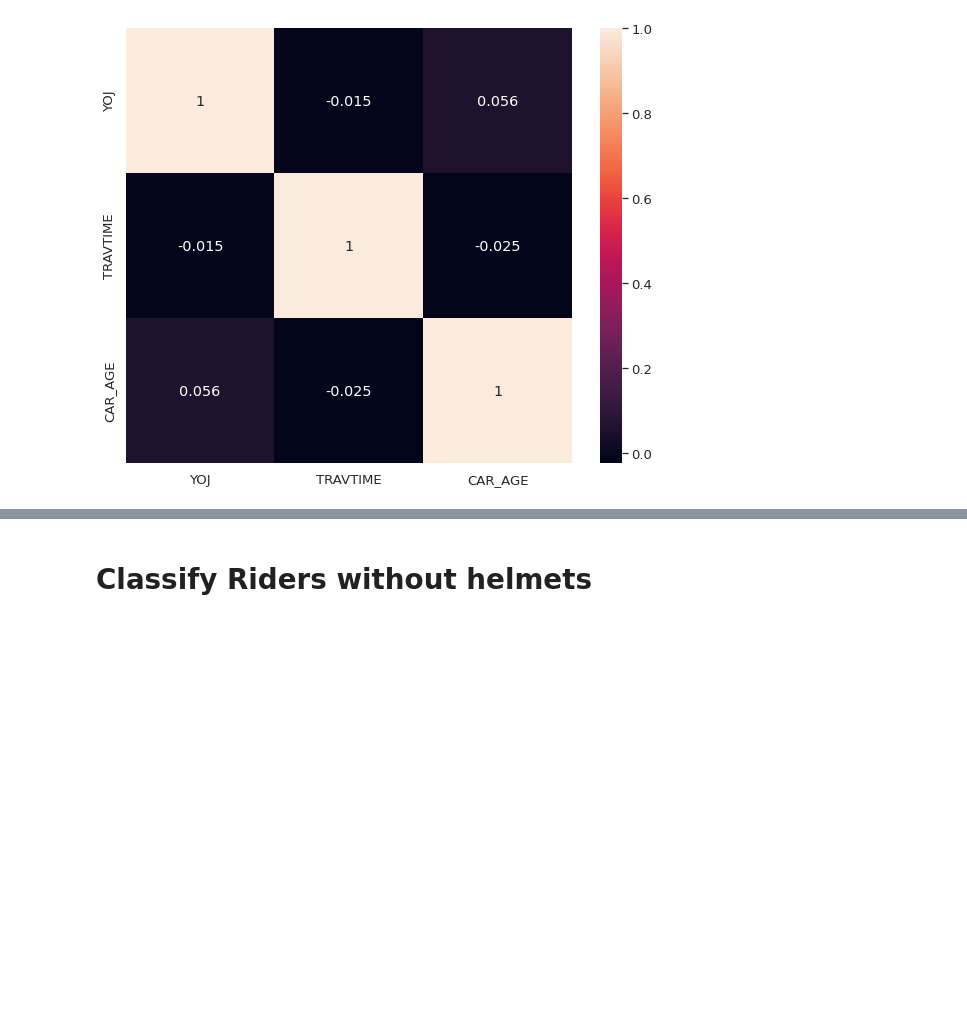
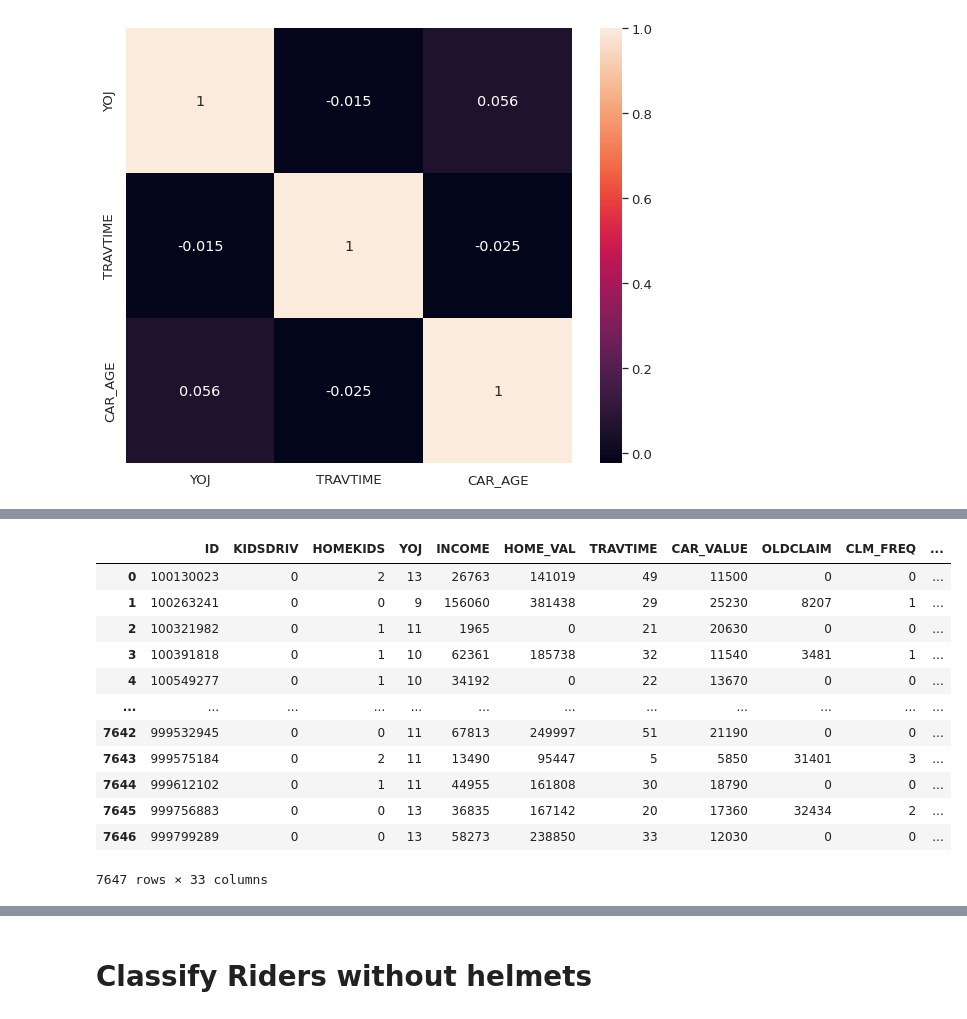
Before and after one commit to Suvodeep-Das/Diamond-Pricing-Model, a Jupyter notebook: MachineGeeks.ipynb, the cells around one changed output, grey strips where cells are left out. Drawn from its saved outputs; the diff is of its cells as text; code cells hidden in the pictures; blank space fills up the shorter version.

```diff
--- a/MachineGeeks.ipynb
+++ b/MachineGeeks.ipynb
@@ -589,0 +608,17 @@ sns.heatmap(df2[['YOJ', 'INCOME', 'HOME_VAL', 'TRAVTIME', 'CAR_VALUE', 'CAR_AGE'
+# %%
+df2 = df2.replace(',', '', regex=True).astype(int)
+df2
+# %% [output]
+|  | ID | KIDSDRIV | HOMEKIDS | YOJ | INCOME | HOME_VAL | TRAVTIME | CAR_VALUE | OLDCLAIM | CLM_FREQ | ... |
+| 0 | 100130023 | 0 | 2 | 13 | 26763 | 141019 | 49 | 11500 | 0 | 0 | ... |
+| 1 | 100263241 | 0 | 0 | 9 | 156060 | 381438 | 29 | 25230 | 8207 | 1 | ... |
+| 2 | 100321982 | 0 | 1 | 11 | 1965 | 0 | 21 | 20630 | 0 | 0 | ... |
+| 3 | 100391818 | 0 | 1 | 10 | 62361 | 185738 | 32 | 11540 | 3481 | 1 | ... |
+| 4 | 100549277 | 0 | 1 | 10 | 34192 | 0 | 22 | 13670 | 0 | 0 | ... |
+| ... | ... | ... | ... | ... | ... | ... | ... | ... | ... | ... | ... |
+| 7642 | 999532945 | 0 | 0 | 11 | 67813 | 249997 | 51 | 21190 | 0 | 0 | ... |
+| 7643 | 999575184 | 0 | 2 | 11 | 13490 | 95447 | 5 | 5850 | 31401 | 3 | ... |
+| 7644 | 999612102 | 0 | 1 | 11 | 44955 | 161808 | 30 | 18790 | 0 | 0 | ... |
+| 7645 | 999756883 | 0 | 0 | 13 | 36835 | 167142 | 20 | 17360 | 32434 | 2 | ... |
+| 7646 | 999799289 | 0 | 0 | 13 | 58273 | 238850 | 33 | 12030 | 0 | 0 | ... |
+7647 rows × 33 columns
```
Also changed, not shown: parts of 14 cells of this notebook.
